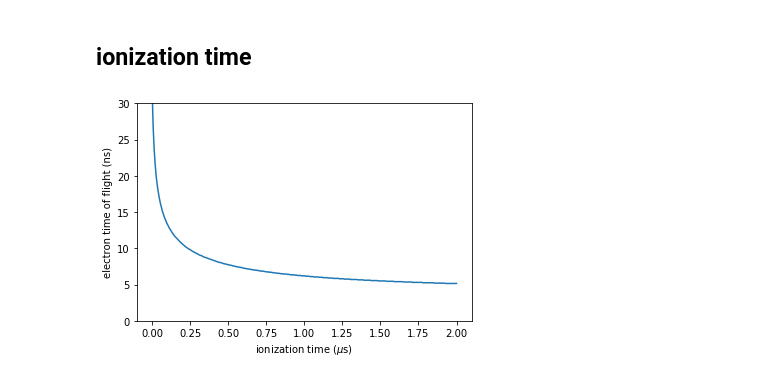
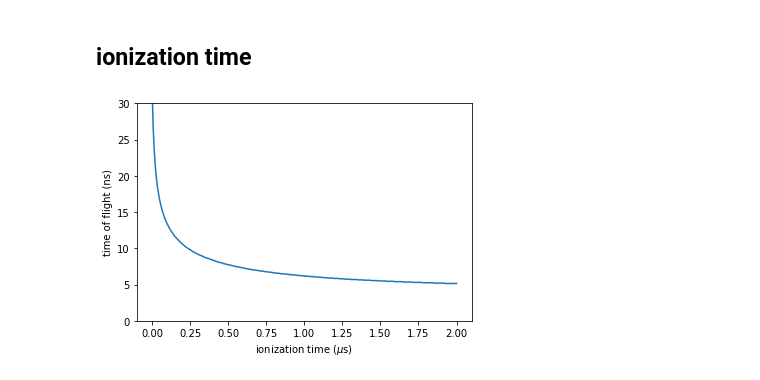
Before and after one commit to ad3ller/flyion, a Jupyter notebook: examples/electrons.ipynb, the cells around one changed output. Drawn from its saved outputs; the diff is of its cells as text; code cells hidden in the pictures.

```diff
--- a/examples/electrons.ipynb
+++ b/examples/electrons.ipynb
@@ -159,20 +159,21 @@ num = 300
 ionize = initialize(num)
 # linear sample of ionization times
 ionize.time = np.linspace(0, 2, num) * 1e-6
-# detection time
-detection_time = fly(fa, lambda t: [0, 200, -voltage_ramp(t, *p0)], ionize, -e, m_e, dt=dt, mode="final").time
+# detection
+detect = fly(fa, lambda t: [0, 200, -voltage_ramp(t, *p0)], ionize, -e, m_e, dt=dt, mode="final")
+detect = detect[detect.y < -0.025]
 # %%
 # plot
 fig, ax = plt.subplots()
 
-ax.plot(ionize.time * 1e6, (detection_time - ionize.time) * 1e9)
+ax.plot(ionize.time * 1e6, (detect.time - ionize.time) * 1e9)
 
 # format
 ax.set_ylim(0, 30)
 ax.set_xlabel('ionization time ($\mu$s)')
-ax.set_ylabel('electron time of flight (ns)')
+ax.set_ylabel('time of flight (ns)')
 
 # output
 plt.show()
 # %% [output]
-[figure, old version]
+[figure, new version]
```
Also changed, not shown: parts of 3 cells of this notebook, 3 other files.
